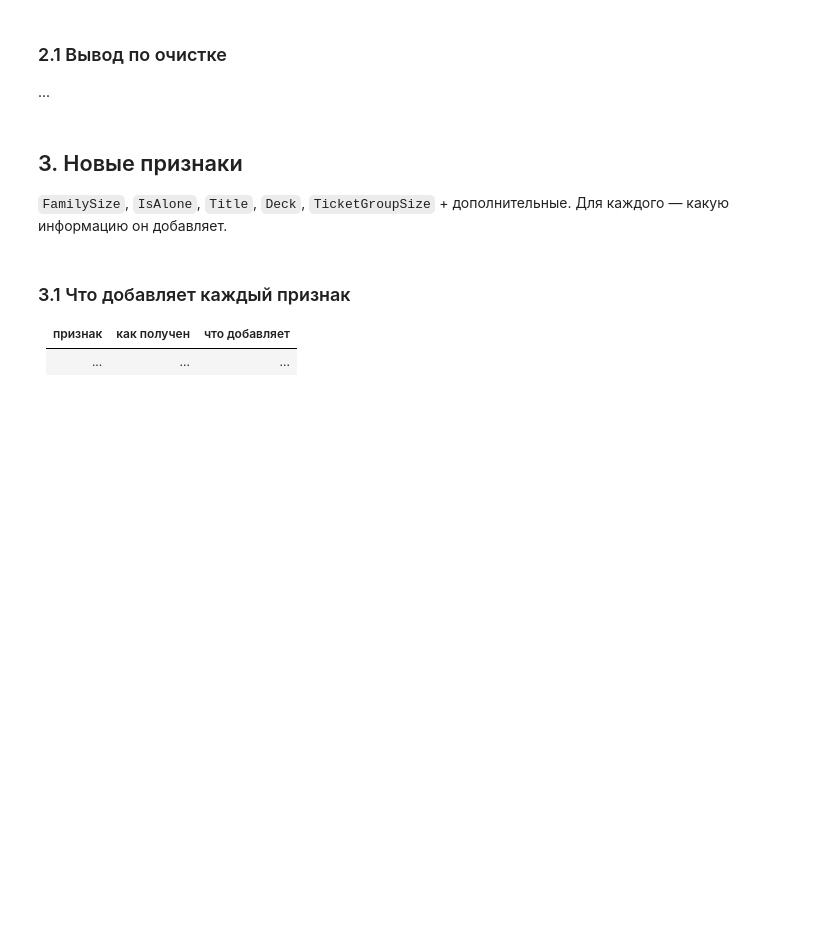
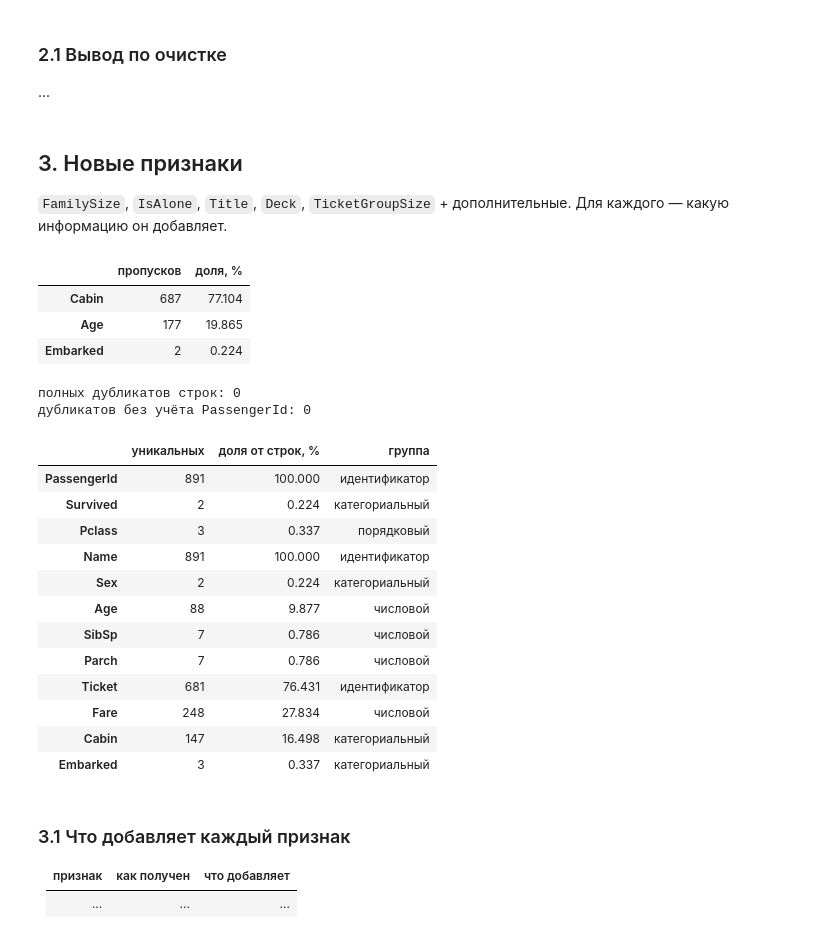
Before and after one commit to Kruiser1917/titanic-eda, a Jupyter notebook: titanic_eda.ipynb, the cells around one changed output. Cells and saved outputs as stored; diff of their text form; code cells hidden in the pictures; blank space fills up the shorter version.

```diff
--- a/titanic_eda.ipynb
+++ b/titanic_eda.ipynb
@@ -80,3 +159,40 @@ _Что ожидаю увидеть, до расчётов:_
+# %%
+# блок 3
+missing = pd.DataFrame({
+    "пропусков": df_raw.isna().sum(),
+    "доля, %": df_raw.isna().mean() * 100,
+})
+missing[missing["пропусков"] > 0].sort_values("пропусков", ascending=False)
+# %% [output]
+|  | пропусков | доля, % |
+| Cabin | 687 | 77.104 |
+| Age | 177 | 19.865 |
+| Embarked | 2 | 0.224 |
+# %%
+print(f"полных дубликатов строк: {df_raw.duplicated().sum()}")
+print(f"дубликатов без учёта PassengerId: {df_raw.drop(columns='PassengerId').duplicated().sum()}")
+# %% [output]
+полных дубликатов строк: 0
+дубликатов без учёта PassengerId: 0
+# %%
+unique_counts = pd.DataFrame({"уникальных": df_raw.nunique()})
+unique_counts["доля от строк, %"] = unique_counts["уникальных"] / len(df_raw) * 100
+unique_counts["группа"] = data_dictionary.set_index("признак")["группа"]
+unique_counts
+# %% [output]
+|  | уникальных | доля от строк, % | группа |
+| PassengerId | 891 | 100.000 | идентификатор |
+| Survived | 2 | 0.224 | категориальный |
+| Pclass | 3 | 0.337 | порядковый |
+| Name | 891 | 100.000 | идентификатор |
+| Sex | 2 | 0.224 | категориальный |
+| Age | 88 | 9.877 | числовой |
+| SibSp | 7 | 0.786 | числовой |
+| Parch | 7 | 0.786 | числовой |
+| Ticket | 681 | 76.431 | идентификатор |
+| Fare | 248 | 27.834 | числовой |
+| Cabin | 147 | 16.498 | категориальный |
+| Embarked | 3 | 0.337 | категориальный |
 # %% [markdown]
 ### 3.1 Что добавляет каждый признак
 
```
Also changed, not shown: parts of 14 cells of this notebook, 1 other file.
